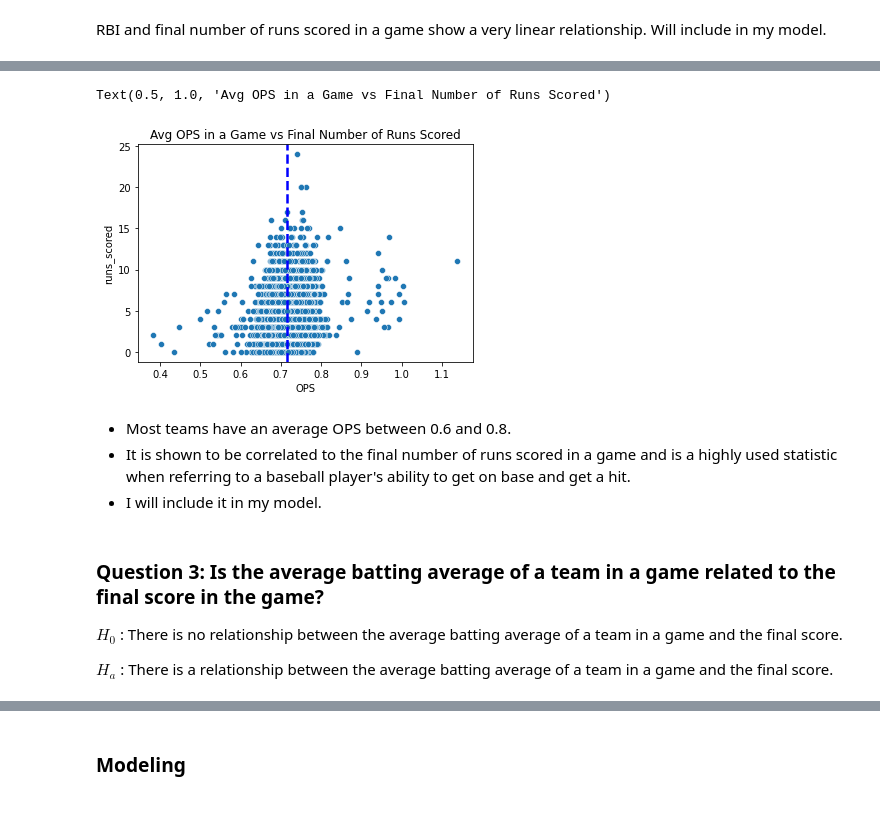
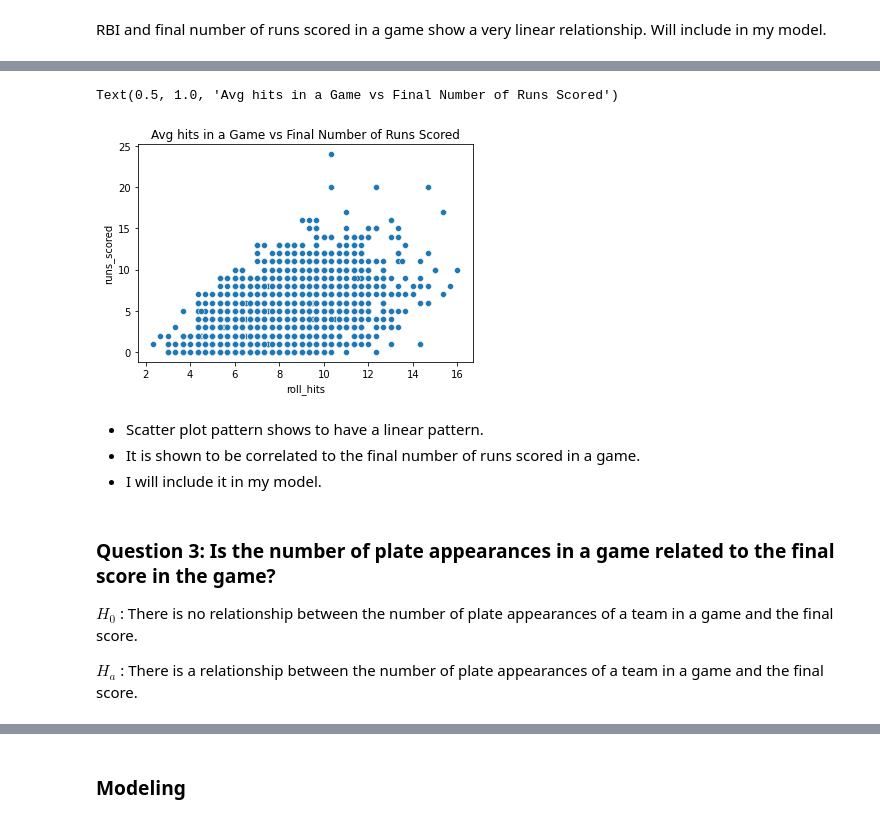
Before and after one commit to veronica-f-reyes/individual-project, a Jupyter notebook: Final_Baseball_Project_Notebook.ipynb, the cells around one changed output, grey strips where cells are left out. Cells and saved outputs as stored; diff of their text form; code cells hidden in the pictures.

```diff
--- a/Final_Baseball_Project_Notebook.ipynb
+++ b/Final_Baseball_Project_Notebook.ipynb
@@ -1599,22 +1607,18 @@ We reject the hypothesis that there is no relationship between OPS and the final
 # %%
 # Set up the matplotlib figure
-ax = sns.scatterplot(x="OPS", y="runs_scored", data=train)
-plt.axvline(x=train.OPS.mean(),
-            color='blue',
-            ls='--',
-            lw=2.5)
-plt.title('Avg OPS in a Game vs Final Number of Runs Scored')
+ax = sns.scatterplot(x="roll_hits", y="runs_scored", data=train)
+plt.title('Avg Hits in a Game vs Final Number of Runs Scored')
 # %% [output]
-Text(0.5, 1.0, 'Avg OPS in a Game vs Final Number of Runs Scored')
+Text(0.5, 1.0, 'Avg hits in a Game vs Final Number of Runs Scored')
-[figure, old version]
+[figure, new version]
 # %% [markdown]
-- Most teams have an average OPS between 0.6 and 0.8.
-- It is shown to be correlated to the final number of runs scored in a game and is a highly used statistic when referring to a baseball player's ability to get on base and get a hit.
+- Scatter plot pattern shows to have a linear pattern.
+- It is shown to be correlated to the final number of runs scored in a game.
 - I will include it in my model.
 # %% [markdown]
-### Question 3: Is the average batting average of a team in a game related to the final score in the game?
+### Question 3: Is the number of plate appearances in a game related to the final score in the game?
 
-$H_0$ : There is no relationship between the average batting average of a team in a game and the final score.
+$H_0$ : There is no relationship between the number of plate appearances of a team in a game and the final score.
 
-$H_a$ : There is a relationship between the average batting average of a team in a game and the final score.
+$H_a$ : There is a relationship between the number of plate appearances of a team in a game and the final score.
 # %%
```
Also changed, not shown: parts of 61 cells of this notebook, 1 other file.
